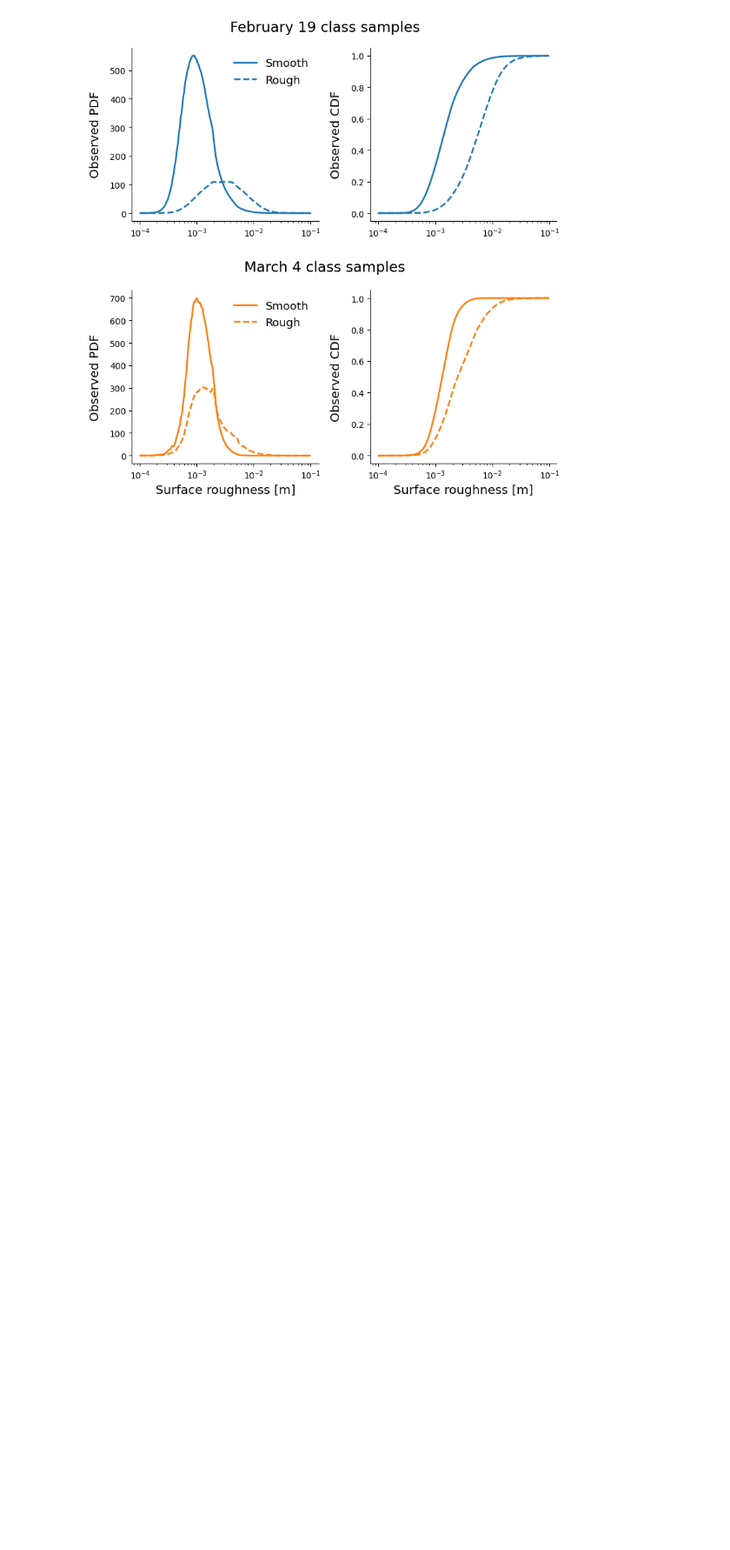
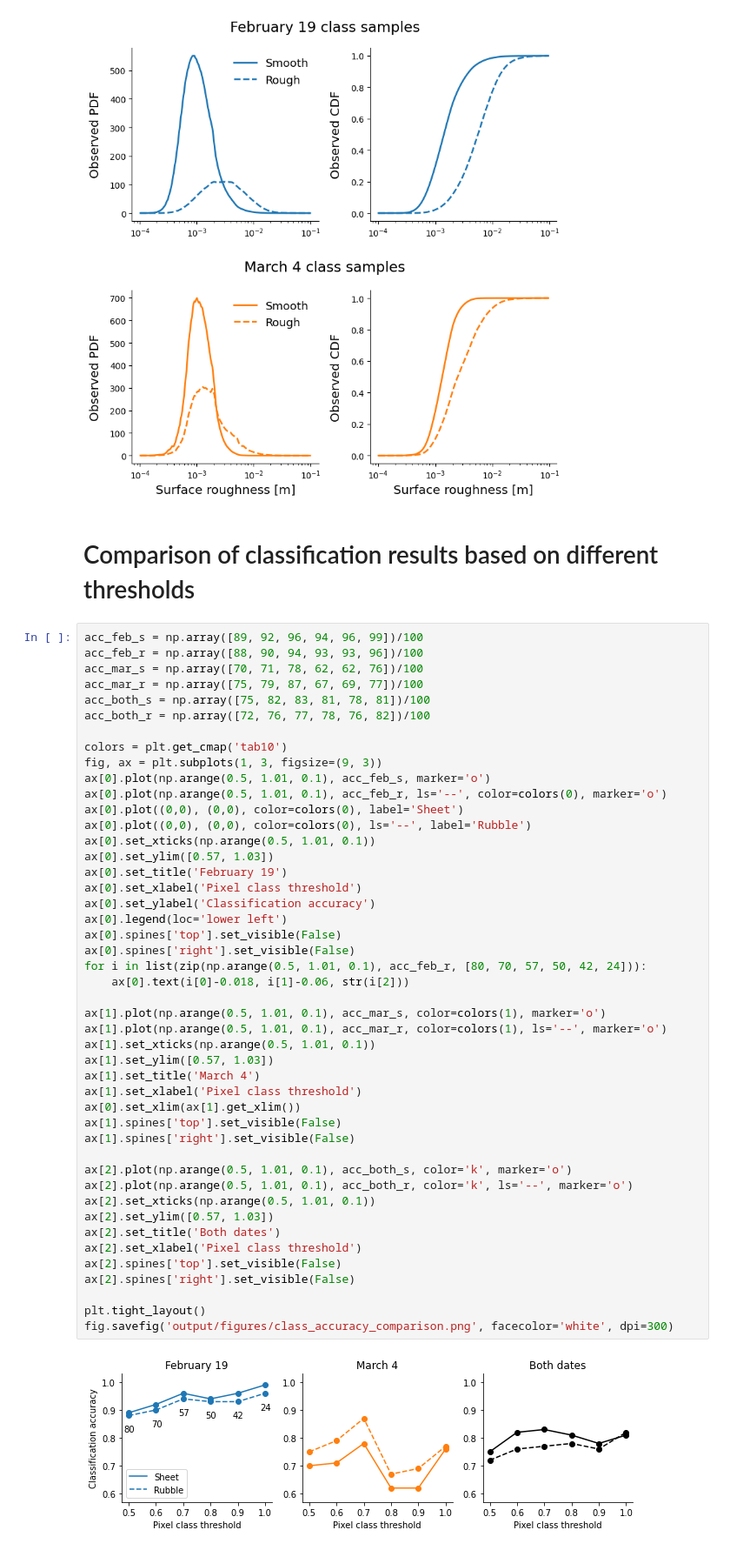
Before and after one commit to rpalomaki/iceroughness_RF, a Jupyter notebook: figures.ipynb, the cells around one changed output. Shown at 87% size. Saved outputs shown, nothing was run; the diff lists cells and outputs as text; blank space fills up the shorter version.

```diff
--- a/figures.ipynb
+++ b/figures.ipynb
@@ -1300,3 +1300,53 @@ plt.figtext(0.5, 0.485, 'March 4 class samples', ha='center', va='center', fonts
 fig.savefig('output/figures/distributions/class_densities_poster.png', dpi=600, transparent=True)
 # %% [output]
 [figure]
+# %% [markdown]
+# Comparison of classification results based on different thresholds
+# %%
+acc_feb_s = np.array([89, 92, 96, 94, 96, 99])/100
+acc_feb_r = np.array([88, 90, 94, 93, 93, 96])/100
+acc_mar_s = np.array([70, 71, 78, 62, 62, 76])/100
+acc_mar_r = np.array([75, 79, 87, 67, 69, 77])/100
+acc_both_s = np.array([75, 82, 83, 81, 78, 81])/100
+acc_both_r = np.array([72, 76, 77, 78, 76, 82])/100
+
+colors = plt.get_cmap('tab10')
+fig, ax = plt.subplots(1, 3, figsize=(9, 3))
+ax[0].plot(np.arange(0.5, 1.01, 0.1), acc_feb_s, marker='o')
+ax[0].plot(np.arange(0.5, 1.01, 0.1), acc_feb_r, ls='--', color=colors(0), marker='o')
+ax[0].plot((0,0), (0,0), color=colors(0), label='Sheet')
+ax[0].plot((0,0), (0,0), color=colors(0), ls='--', label='Rubble')
+ax[0].set_xticks(np.arange(0.5, 1.01, 0.1))
+ax[0].set_ylim([0.57, 1.03])
+ax[0].set_title('February 19')
+ax[0].set_xlabel('Pixel class threshold')
+ax[0].set_ylabel('Classification accuracy')
+ax[0].legend(loc='lower left')
+ax[0].spines['top'].set_visible(False)
+ax[0].spines['right'].set_visible(False)
+for i in list(zip(np.arange(0.5, 1.01, 0.1), acc_feb_r, [80, 70, 57, 50, 42, 24])):
+    ax[0].text(i[0]-0.018, i[1]-0.06, str(i[2]))
+
+ax[1].plot(np.arange(0.5, 1.01, 0.1), acc_mar_s, color=colors(1), marker='o')
+ax[1].plot(np.arange(0.5, 1.01, 0.1), acc_mar_r, color=colors(1), ls='--', marker='o')
+ax[1].set_xticks(np.arange(0.5, 1.01, 0.1))
+ax[1].set_ylim([0.57, 1.03])
+ax[1].set_title('March 4')
+ax[1].set_xlabel('Pixel class threshold')
+ax[0].set_xlim(ax[1].get_xlim())
+ax[1].spines['top'].set_visible(False)
+ax[1].spines['right'].set_visible(False)
+
+ax[2].plot(np.arange(0.5, 1.01, 0.1), acc_both_s, color='k', marker='o')
+ax[2].plot(np.arange(0.5, 1.01, 0.1), acc_both_r, color='k', ls='--', marker='o')
+ax[2].set_xticks(np.arange(0.5, 1.01, 0.1))
+ax[2].set_ylim([0.57, 1.03])
+ax[2].set_title('Both dates')
+ax[2].set_xlabel('Pixel class threshold')
+ax[2].spines['top'].set_visible(False)
+ax[2].spines['right'].set_visible(False)
+
+plt.tight_layout()
+fig.savefig('output/figures/class_accuracy_comparison.png', facecolor='white', dpi=300)
+# %% [output]
+[figure, added]
```
Also changed, not shown: parts of 1 cell of this notebook, 48 other files.
